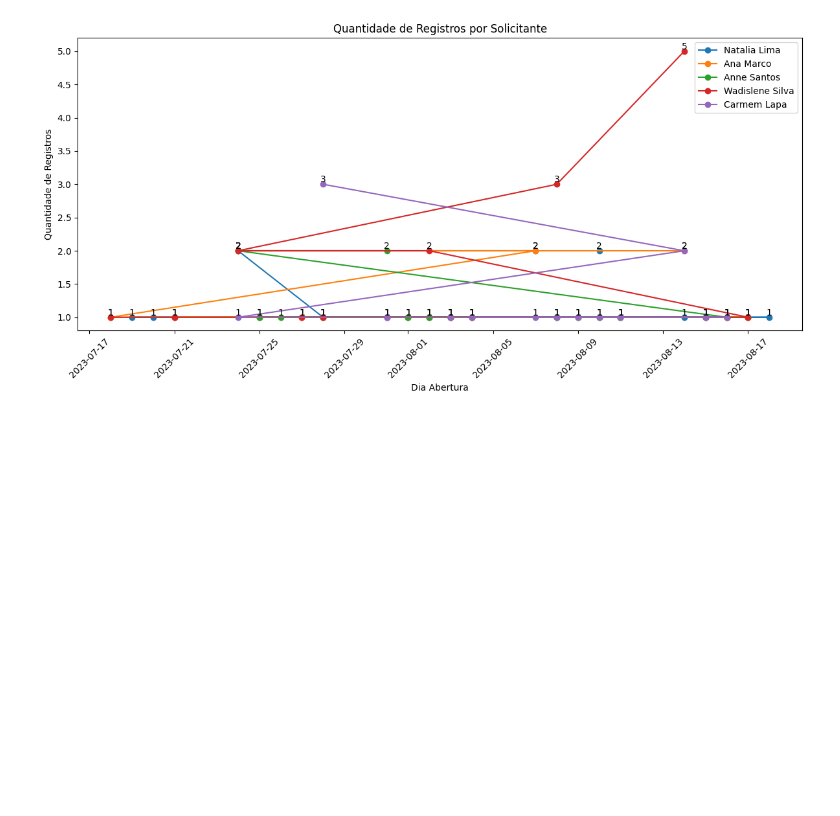
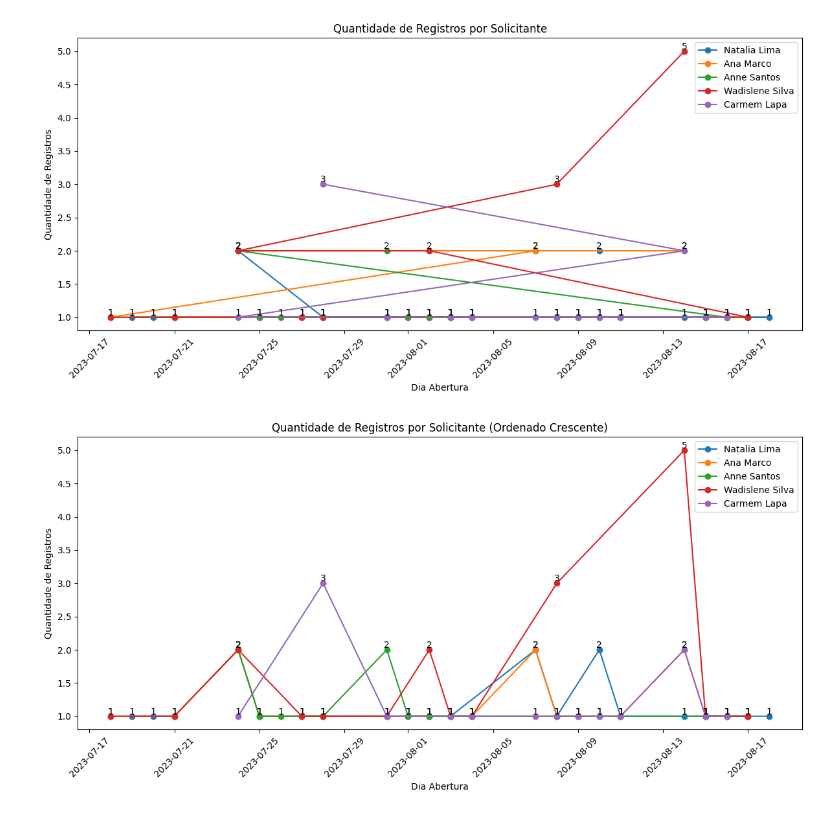
Before and after one commit to mariatozi/codigos-estudos, a Jupyter notebook: Lideranças.ipynb, the cells around one changed output. Saved outputs shown, nothing was run; the diff lists cells and outputs as text; code cells hidden in the pictures; blank space fills up the shorter version.

```diff
--- a/Lideranças.ipynb
+++ b/Lideranças.ipynb
@@ -256,3 +257,38 @@ plt.tight_layout()
 plt.show()
 # %% [output]
 [figure]
+# %%
+# Carregar o arquivo Excel em um DataFrame
+caminho_arquivo = 'dados-lideranças.xlsx'
+df = pd.read_excel(caminho_arquivo)
+
+# Agrupar por Solicitante e Data e contar a quantidade de registros
+agrupado = df.groupby(['Solicitante ', 'Dia Abertura']).size().reset_index(name='Quantidade')
+
+# Ordenar o DataFrame pelo volume de solicitações em ordem crescente
+agrupado_ordenado = agrupado.sort_values(by='Quantidade', ascending=True)
+
+# Selecionar os 5 maiores ofensores
+num_ofensores = 5
+solicitantes_ofensores = agrupado_ordenado['Solicitante '].value_counts().head(num_ofensores).index
+
+# Criar um gráfico de linhas com base nos 5 maiores ofensores ordenados
+plt.figure(figsize=(12, 6))
+for solicitante in solicitantes_ofensores:
+    data_solicitante = agrupado[agrupado['Solicitante '] == solicitante]
+    plt.plot(data_solicitante['Dia Abertura'], data_solicitante['Quantidade'], label=solicitante, marker='o')
+
+    # Adicionar rótulos de dados nas linhas
+    for x, y in zip(data_solicitante['Dia Abertura'], data_solicitante['Quantidade']):
+        plt.text(x, y, str(y), ha='center', va='bottom', fontsize=10, color='black')
+
+plt.xlabel('Dia Abertura')
+plt.ylabel('Quantidade de Registros')
+plt.title('Quantidade de Registros por Solicitante (Ordenado Crescente)')
+plt.xticks(rotation=45)
+plt.legend()
+plt.tight_layout()
+
+plt.show()
+# %% [output]
+[figure, added]
```
Also changed, not shown: parts of 2 cells of this notebook.
